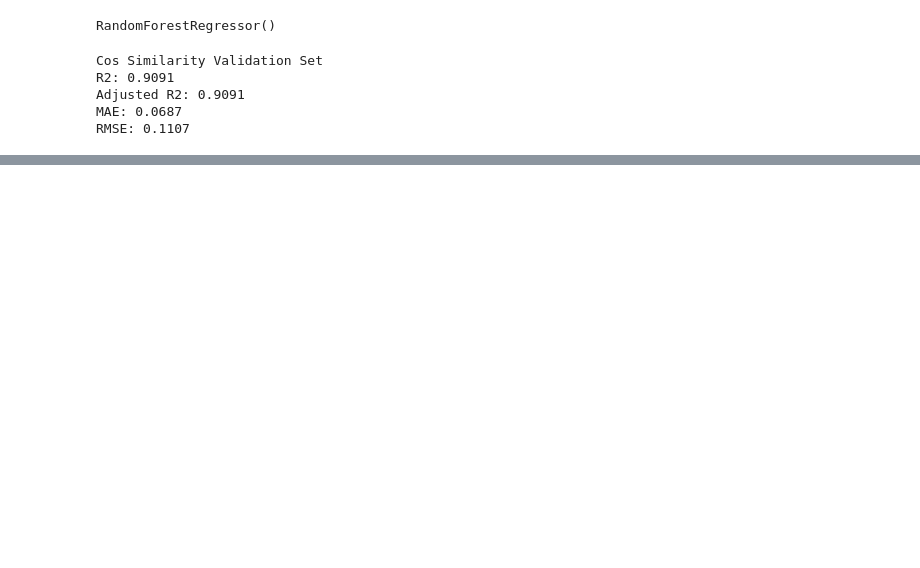
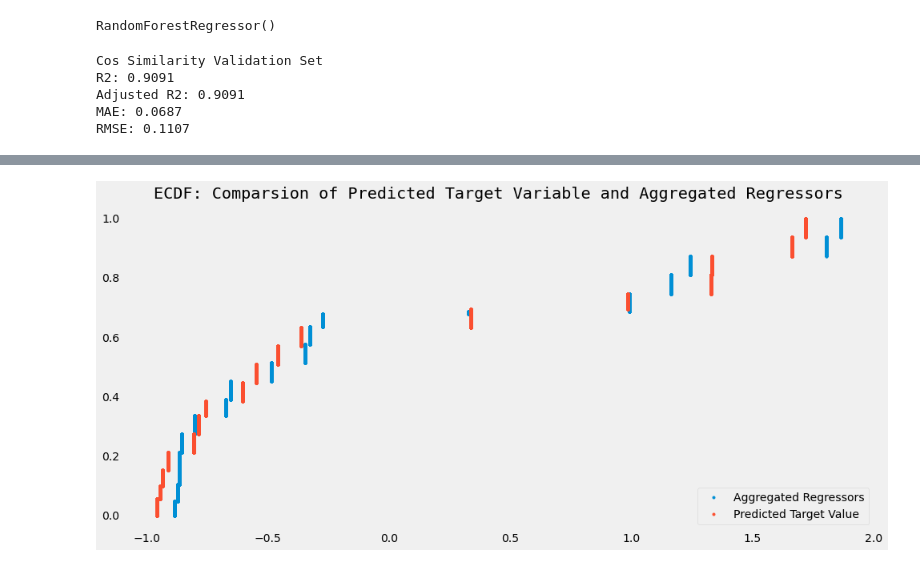
Before and after one commit to jonahwinninghoff/Causal-Analysis-Nursing-Home, a Jupyter notebook: Modeling/Investigating Model.ipynb, the cells around one changed output, grey strips where cells are left out. Saved outputs shown, nothing was run; the diff lists cells and outputs as text; code cells hidden in the pictures; blank space fills up the shorter version.

```diff
--- a/Modeling/Investigating Model.ipynb
+++ b/Modeling/Investigating Model.ipynb
@@ -136,3 +160,14 @@ plt.show()
+# %%
+# Plot ECDF
+plt.figure(figsize = (15,7))
+plt.plot(xsum,ysum,marker='.',linestyle='none',label='Aggregated Regressors')
+plt.plot(xpred,ypred,marker='.',linestyle='none',label='Predicted Target Value')
+plt.legend(loc = 'lower right')
+plt.grid(False)
+plt.title('ECDF: Comparsion of Predicted Target Variable and Aggregated Regressors',family = 'monospace')
+plt.show()
+# %% [output]
+[figure, added]
 # %%
 # ECDFize all independent variables
 xcosmea, ycosmea = ecdf(X_train['cosine mean'])
```
Also changed, not shown: parts of 46 cells of this notebook.
